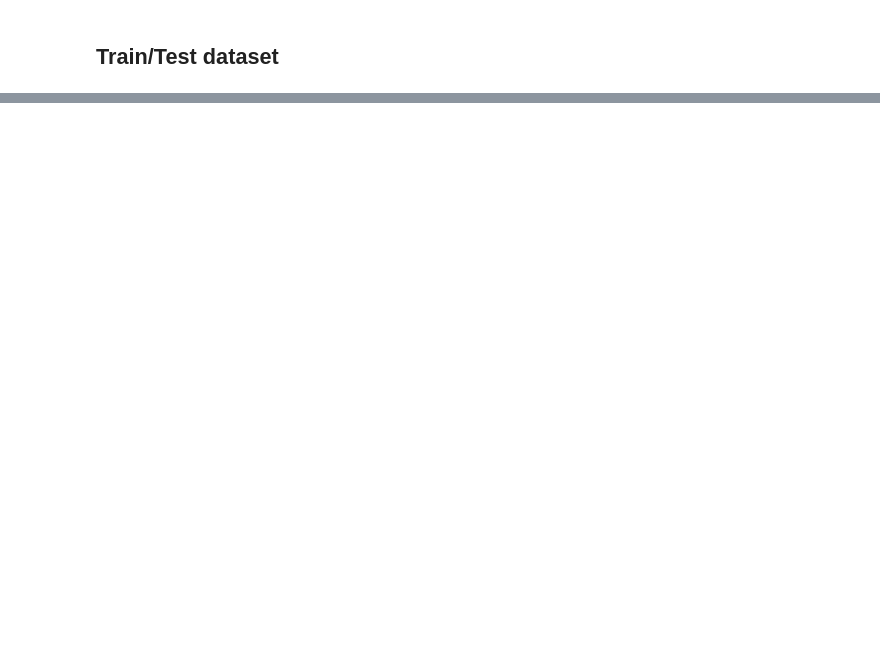
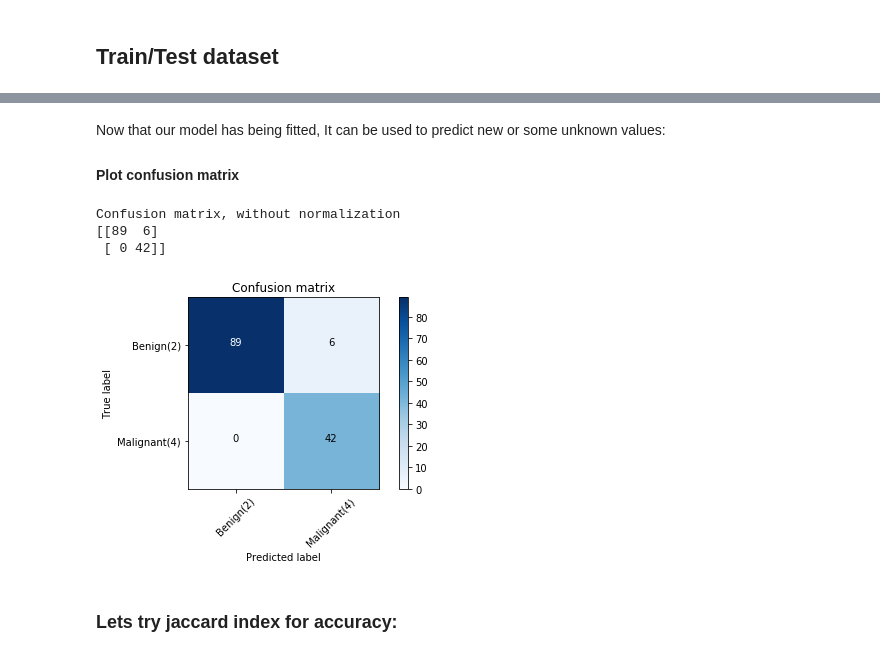
Before and after one commit to Lemlemayele/Data-Science, a Jupyter notebook: Machine Learing SVM-cancer.ipynb, the cells around one changed output, grey strips where cells are left out. Saved outputs shown, nothing was run; the diff lists cells and outputs as text; code cells hidden in the pictures; blank space fills up the shorter version.

```diff
--- a/Machine Learing SVM-cancer.ipynb
+++ b/Machine Learing SVM-cancer.ipynb
@@ -142,6 +161,6 @@ dtype: object
 # %%
-# feature_df = df[['Clump', 'UnifSize', 'UnifShape', 'MargAdh', 'SingEpiSize', 'BareNuc', 'BlandChrom', 'NormNucl', 'Mit']]
-# feature_df = df.drop(['ID','Class'], axis=1)
+#feature_df = df[['Clump', 'UnifSize', 'UnifShape', 'MargAdh', 'SingEpiSize', 'BareNuc', 'BlandChrom', 'NormNucl', 'Mit']]
+feature_df = df.drop(['ID','Class'], axis=1)
 X = np.asarray(feature_df)
 X[0:5]
 # %% [output]
@@ -253,0 +205,3 @@ print(classification_report(y_test,yhat))
+# %%
+model = svm.SVC(kernel='rbf')
+model.fit(X_train, y_train)
@@ -253,0 +213,4 @@ print(classification_report(y_test,yhat))
+# %%
+prediction = model.predict(X_test)
+prediction [0:5]
+print(classification_report(y_test,prediction))
@@ -253,0 +251,14 @@ print(classification_report(y_test,yhat))
+# %% [markdown]
+Now that our model has being fitted, It can be used to predict new or some unknown values:
+
+#### Plot confusion matrix
+# %%
+cnf_matrix = confusion_matrix(y_test, prediction, labels=[2,4])
+np.set_printoptions(precision=2)
+plt.figure()
+plot_confusion_matrix(cnf_matrix, classes=['Benign(2)','Malignant(4)'],normalize= False,  title='Confusion matrix')
+# %% [output]
+Confusion matrix, without normalization
+[[89  6]
+ [ 0 42]]
+[figure, added]
@@ -253,0 +268,2 @@ print(classification_report(y_test,yhat))
+# %% [markdown]
+### Lets try jaccard index for accuracy:
```
Also changed, not shown: parts of 75 cells of this notebook.
